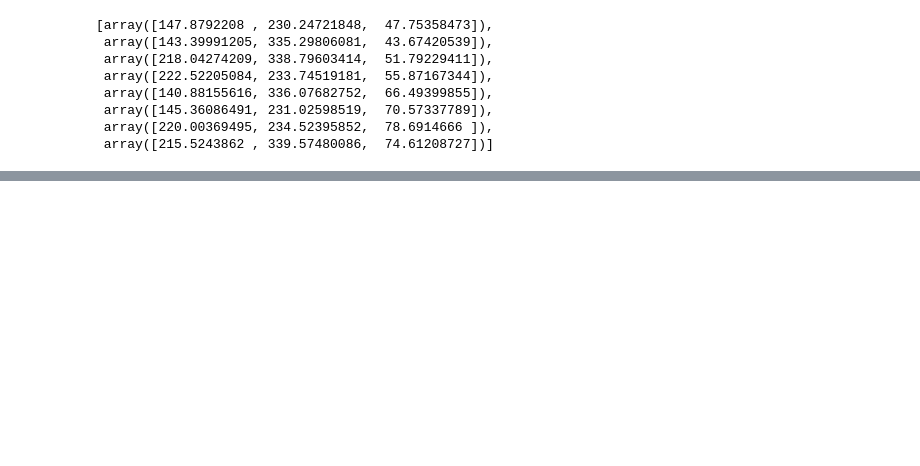
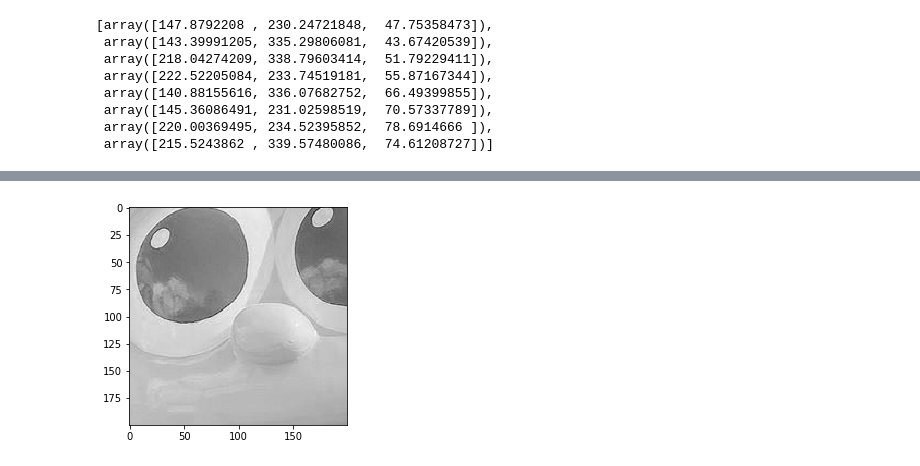
Before and after one commit to t-rryyyoooo/KIDNEY, a Jupyter notebook: memo.ipynb, the cells around one changed output, grey strips where cells are left out. Drawn from its saved outputs; the diff is of its cells as text; code cells hidden in the pictures; blank space fills up the shorter version.

```diff
--- a/memo.ipynb
+++ b/memo.ipynb
@@ -1393,8 +1438,9 @@ points = getSortedDistance(obb.points, index[minVertex])
 ppp = points[0][0]
 
 #Slide to locate point[0][0] into (0,0,0)
-points = [p - points[0][0] for p in points]
+#points = [p - points[0][0] for p in points]
 
-printchk(points)
+#printchk(points)
+rotationMatrix, p = makeCompleteMatrix(points, ppp)
 # %% [output]
 minVertex : 0
@@ -1405,4 +1473,4 @@ points : [array([[  0.        ,   0.        ,   0.        ],
 # %%
-rotationMatrix = makeCompleteMatrix(points, ppp)
+rotationMatrix, p = makeCompleteMatrix(points, ppp)
 # %% [output]
 -2.223816908353208
@@ -1424,7 +1498,8 @@ print(rotationMatrix)
 # %%
 #SL, CL, AL
-# For affine transformation, make outputArray is matrix with the coordinates for each pixels
+SL, CL, AL = leftArray.shape
+# For affine transformation, make dummyArray that is a matrix with the coordinates for each pixels
 x, y, z = np.mgrid[:SL, :CL, :AL]
-outputArray = np.stack([x, y, z], axis=-1)
+dummyArray = np.stack([x, y, z], axis=-1)
 print(outputArray.shape)
 # %% [output]
@@ -1433,6 +1508,6 @@ print(outputArray.shape)
 # For affine transformation, make inverse matrix
 invAffine = np.linalg.inv(rotationMatrix)
 # Caluculate the coordinates before conversion that each pixel after conversion should refer to
-refCoords = np.einsum('ijkm, lm->ijkl', outputArray, invAffine)
+refCoords = np.einsum('ijkm, lm->ijkl', dummyArray, invAffine)
 refCoords.shape
 # %% [output]
@@ -1542,0 +1619,69 @@ Saving image to  test/linear.mha
+# %%
+def img_show(img : np.ndarray, cmap = 'gray', vmin = 0, vmax = 255, interpolation = 'none') -> None:
+    '''np.arrayを引数とし、画像を表示する。'''
+
+    #dtypeをuint8にする
+    img = np.clip(img,vmin,vmax).astype(np.uint8)
+
+    #画像を表示
+    plt.imshow(img, cmap = cmap, vmin = vmin, vmax = vmax, interpolation = interpolation)
+    plt.show()
+    plt.close()
+
+img = plt.imread('/Users/tanimotoryou/Downloads/IMG_8396.jpeg')[100:300,100:300,1]
+img_show(img)
+
+#高さ3、幅4の画像を作る
+height, width = 3,4
+x_len, y_len = img.shape
+x_len = 200
+y_len = 200
+#mgridでx座標の行列、y座標の行列を作成
+x, y = np.mgrid[:x_len,:y_len]
+
+#dstackでx座標、y座標、1を組み合わせる
+xy_after = np.dstack((x,y,np.ones((x_len, y_len))))
+xy_after.shape
+
+#縦横に2倍拡大するアフィン変換
+affin = np.matrix('5,0,0;0,5,0;0,0,1')
+
+#逆行列
+inv_affin = np.linalg.inv(affin)
+
+#行列の掛け算をアインシュタイン和で計算
+ref_xy = np.einsum('ijk,lk->ijl',xy_after,inv_affin)[...,:2]
+ref_xy.shape
+
+
+#参照する座標を計算
+ref_nearmost_xy = (ref_xy + 0.5).astype(int)
+img_nearmost = img[ref_nearmost_xy[...,0],ref_nearmost_xy[...,1]]
+
+img_show(img_nearmost)
+
+linear_xy = {}
+linear_xy['upleft'] = ref_xy.astype(int)
+linear_xy['downleft'] = linear_xy['upleft'] + [1,0]
+linear_xy['upright']= linear_xy['upleft'] + [0,1]
+linear_xy['downright'] = linear_xy['upleft'] + [1,1]
+
+upleft_diff = ref_xy - linear_xy['upleft']
+
+#(1-xの差)と(1-yの差)の積を計算
+linear_weight = {}
+linear_weight['upleft'] = (1-upleft_diff[...,0])*(1-upleft_diff[...,1])
+linear_weight['downleft'] = upleft_diff[...,0]*(1-upleft_diff[...,1])
+linear_weight['upright'] = (1-upleft_diff[...,0])*upleft_diff[...,1]
+linear_weight['downright'] = upleft_diff[...,0]*upleft_diff[...,1]
+
+linear_with_weight = {}
+for direction in linear_xy.keys():
+    xy = linear_xy[direction]
+    weight = linear_weight[direction]
+
+    linear_with_weight[direction] = np.einsum('ij,ij->ij',weight,img[xy[...,0],xy[...,1]])
+img_linear = sum(linear_with_weight.values())
+img_show(img_linear)
+# %% [output]
+[figure, added]
```
Also changed, not shown: parts of 28 cells of this notebook, 1 other file.
